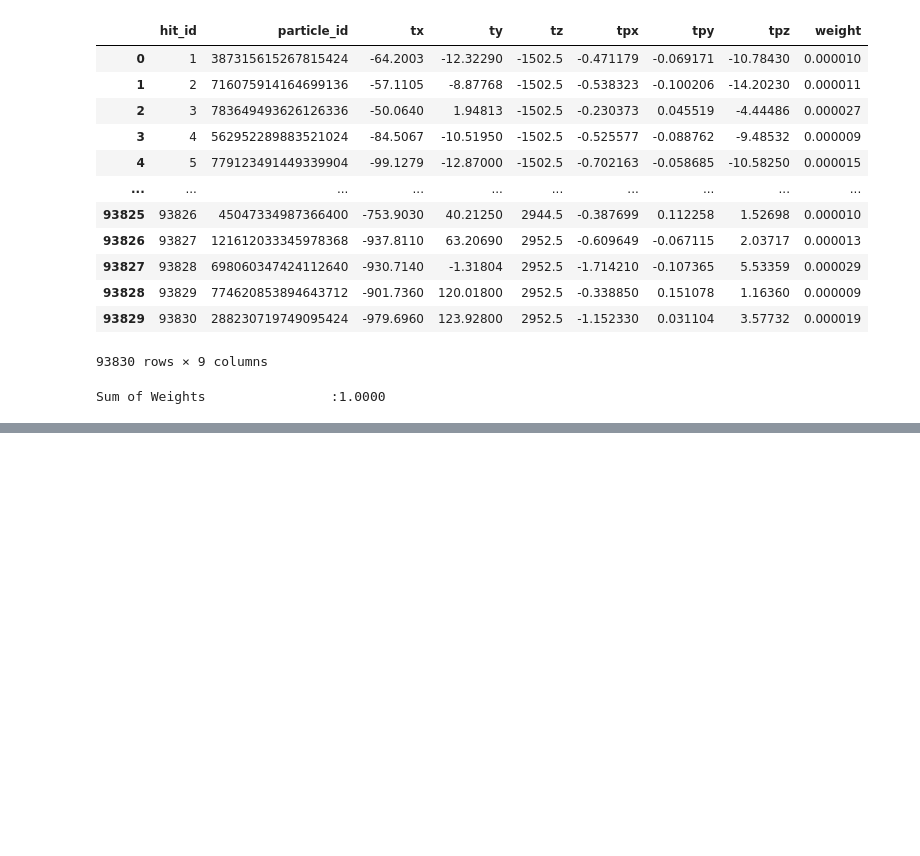
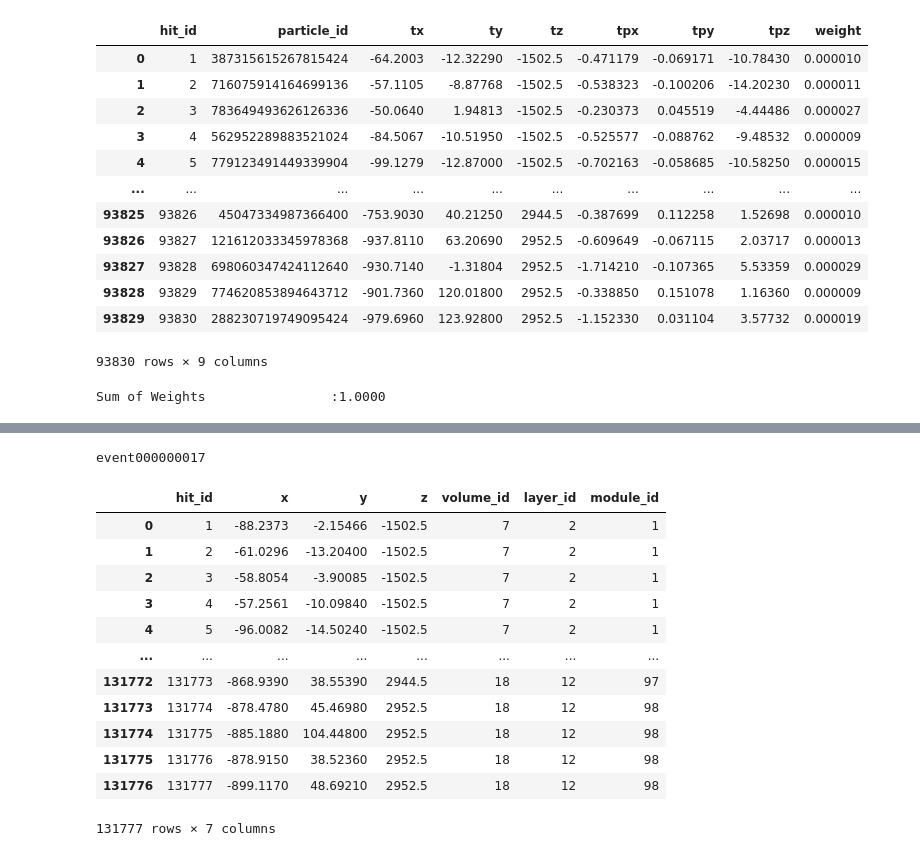
Before and after one commit to Ashmit0/TrackML-Particle-Tracking, a Jupyter notebook: Notebooks/EDA.ipynb, the cells around one changed output, grey strips where cells are left out. Saved outputs shown, nothing was run; the diff lists cells and outputs as text; code cells hidden in the pictures; blank space fills up the shorter version.

```diff
--- a/Notebooks/EDA.ipynb
+++ b/Notebooks/EDA.ipynb
@@ -167,0 +225,31 @@ Sum of Weights                :1.0000
+# %%
+test_dataset_path = '../data/test/'
+
+test_events = [
+    code[:-9] for code in os.listdir(test_dataset_path) if code.endswith('-hits.csv')
+]
+
+test_event = str( np.random.choice( test_events ) )
+print(test_event )
+
+
+
+data = read_event_files(test_dataset_path , test_event , train = False )
+# %% [output]
+event000000017
+# %%
+data['hits']
+# %% [output]
+|  | hit_id | x | y | z | volume_id | layer_id | module_id |
+| 0 | 1 | -88.2373 | -2.15466 | -1502.5 | 7 | 2 | 1 |
+| 1 | 2 | -61.0296 | -13.20400 | -1502.5 | 7 | 2 | 1 |
+| 2 | 3 | -58.8054 | -3.90085 | -1502.5 | 7 | 2 | 1 |
+| 3 | 4 | -57.2561 | -10.09840 | -1502.5 | 7 | 2 | 1 |
+| 4 | 5 | -96.0082 | -14.50240 | -1502.5 | 7 | 2 | 1 |
+| ... | ... | ... | ... | ... | ... | ... | ... |
+| 131772 | 131773 | -868.9390 | 38.55390 | 2944.5 | 18 | 12 | 97 |
+| 131773 | 131774 | -878.4780 | 45.46980 | 2952.5 | 18 | 12 | 98 |
+| 131774 | 131775 | -885.1880 | 104.44800 | 2952.5 | 18 | 12 | 98 |
+| 131775 | 131776 | -878.9150 | 38.52360 | 2952.5 | 18 | 12 | 98 |
+| 131776 | 131777 | -899.1170 | 48.69210 | 2952.5 | 18 | 12 | 98 |
+131777 rows × 7 columns
```
Also changed, not shown: parts of 14 cells of this notebook.
